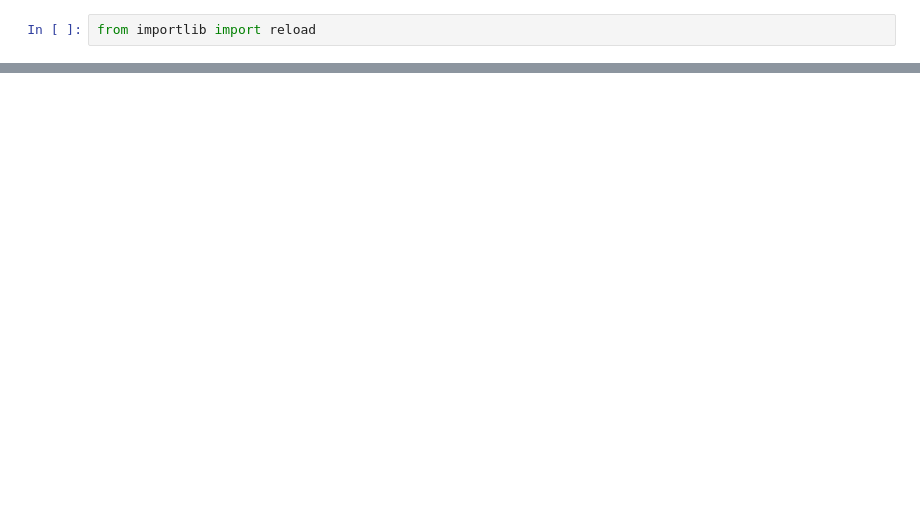
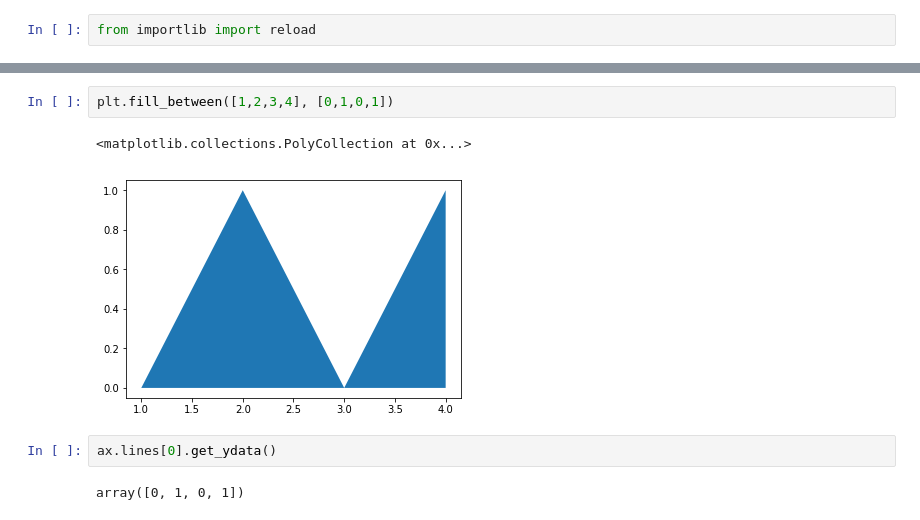
Before and after one commit to JeroenvO/pynq-pulsegen-wrapper, a Jupyter notebook: beun.ipynb, the cells around one changed output, grey strips where cells are left out. Drawn from its saved outputs; the diff is of its cells as text; blank space fills up the shorter version.

```diff
--- a/beun.ipynb
+++ b/beun.ipynb
@@ -50,0 +73,9 @@ output 10 is disabled
+# %%
+plt.fill_between([1,2,3,4], [0,1,0,1])
+# %% [output]
+<matplotlib.collections.PolyCollection at 0x...>
+[figure, added]
+# %%
+ax.lines[0].get_ydata()
+# %% [output]
+array([0, 1, 0, 1])
```
Also changed, not shown: parts of 5 cells of this notebook, 1 other file.
